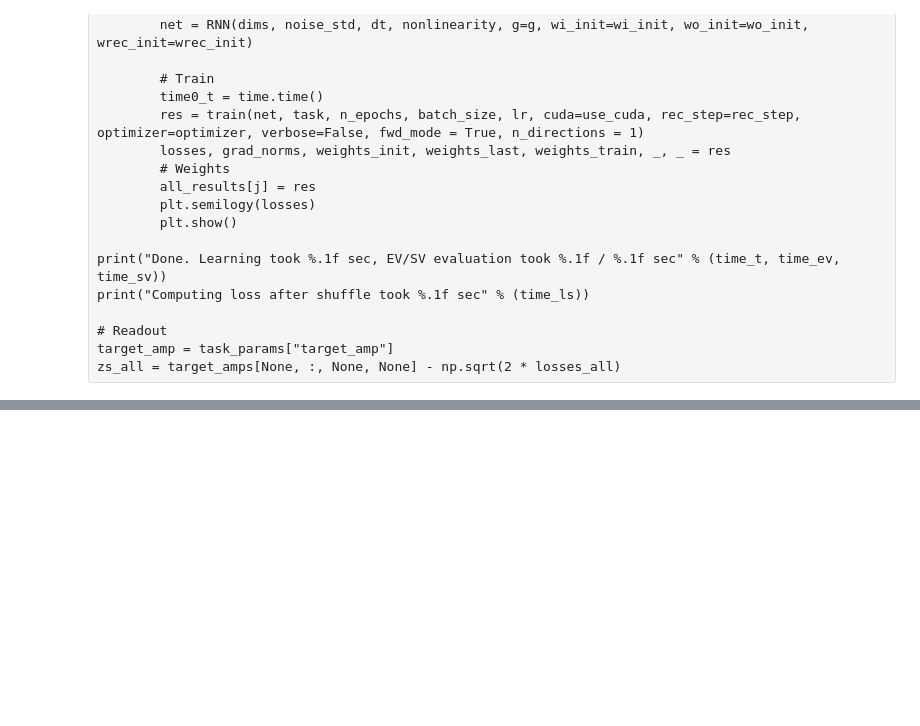
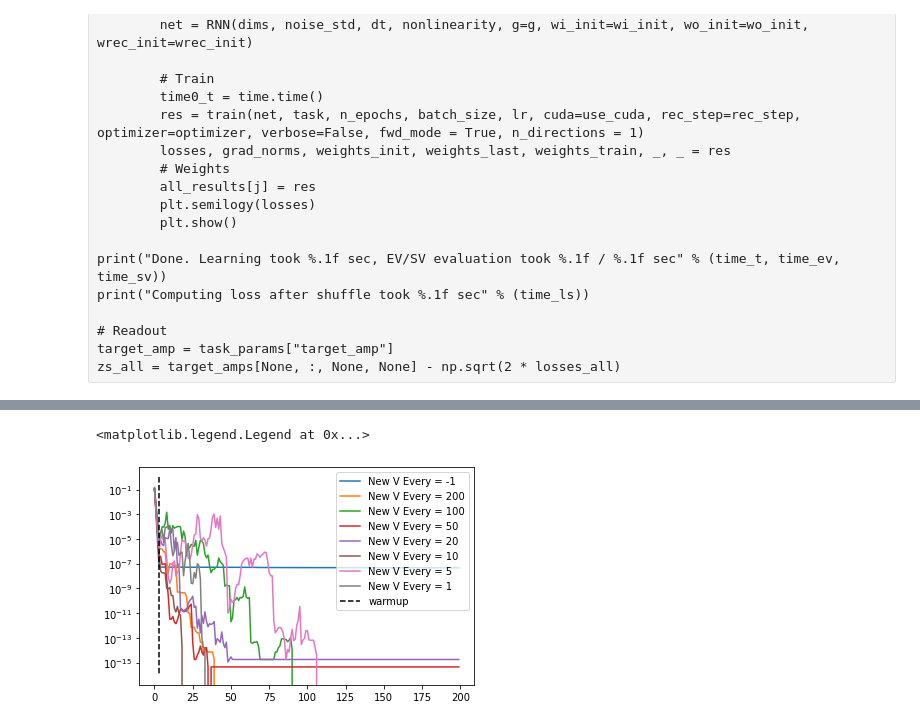
Before and after one commit to yanivbl6/neurips_2020_interplay_randomness_structure, a Jupyter notebook: notebooks/generate_linear-mage.ipynb, the cells around one changed output, grey strips where cells are left out. Drawn from its saved outputs; the diff is of its cells as text; code cells hidden in the pictures; blank space fills up the shorter version.

```diff
--- a/notebooks/generate_linear-mage.ipynb
+++ b/notebooks/generate_linear-mage.ipynb
@@ -301,0 +399,26 @@ def run(mage= True, fwd_mode = True, n_directions_list = 1, lr_factors = 1, task
+# %%
+all_results = _
+# %%
+
+
+for save_V_steps in [-1,200,100,50,20,10,5,1]:
+    for n_directions in [1]:
+        minimal = 10000000
+        best = -1
+        for lr_factor in [3,1,0.3,0.1,0.03,0.01]:
+            try:
+                losses = all_results[(save_V_steps,n_directions,lr_factor)][0]
+                if minimal > losses.min():
+                    best = lr_factor
+                    minimal = losses.min()
+            except:
+                pass
+        if best >=0:
+            losses = all_results[(save_V_steps,n_directions,best)][0]
+            plt.semilogy(losses, label = f"New V Every = {save_V_steps}")
+
+plt.plot([3]*100, np.logspace(0,-16,100),"--",color = 'k', label = "warmup")
+plt.legend()
+# %% [output]
+<matplotlib.legend.Legend at 0x...>
+[figure, added]
```
Also changed, not shown: parts of 15 cells of this notebook, 5 other files.
